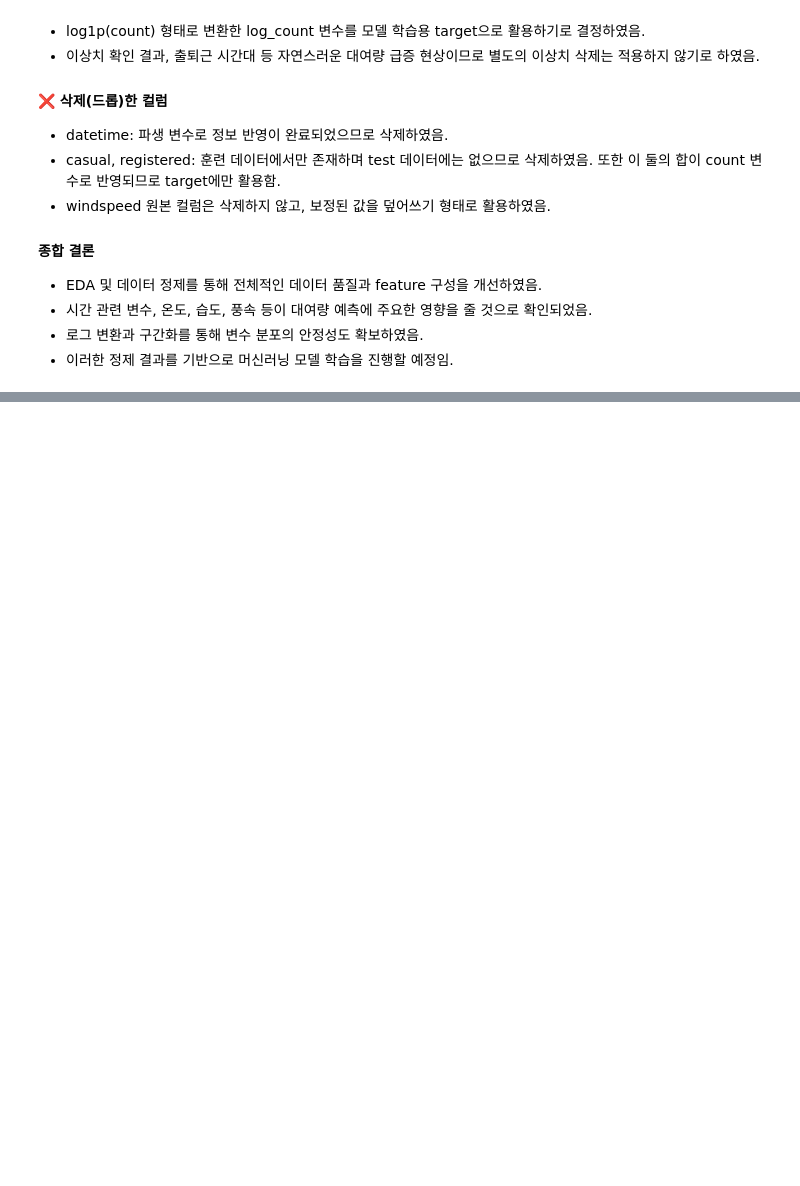
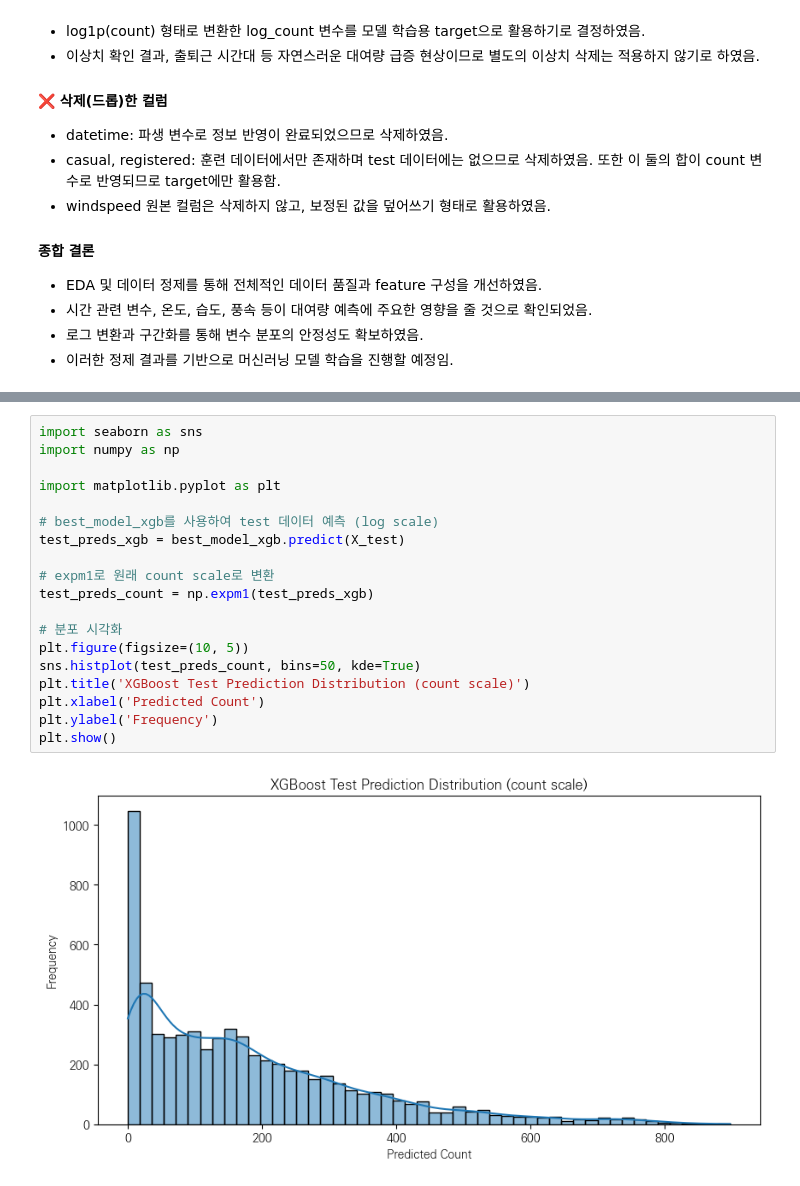
Before and after one commit to youice913/codeit-sprint-projects, a Jupyter notebook: sprint-missions/스프린트 미션 12/notebooks/Bike Sharing Demand Full Analysis & Modeling.ipynb, the cells around one changed output, grey strips where cells are left out. Saved outputs shown, nothing was run; the diff lists cells and outputs as text; blank space fills up the shorter version.

```diff
--- a/sprint-missions/스프린트 미션 12/notebooks/Bike Sharing Demand Full Analysis & Modeling.ipynb
+++ b/sprint-missions/스프린트 미션 12/notebooks/Bike Sharing Demand Full Analysis & Modeling.ipynb
@@ -759,0 +1305,21 @@ plt.show()
+# %%
+import seaborn as sns
+import numpy as np
+
+import matplotlib.pyplot as plt
+
+# best_model_xgb를 사용하여 test 데이터 예측 (log scale)
+test_preds_xgb = best_model_xgb.predict(X_test)
+
+# expm1로 원래 count scale로 변환
+test_preds_count = np.expm1(test_preds_xgb)
+
+# 분포 시각화
+plt.figure(figsize=(10, 5))
+sns.histplot(test_preds_count, bins=50, kde=True)
+plt.title('XGBoost Test Prediction Distribution (count scale)')
+plt.xlabel('Predicted Count')
+plt.ylabel('Frequency')
+plt.show()
+# %% [output]
+[figure, added]
```
Also changed, not shown: parts of 38 cells of this notebook, 4 other files.
